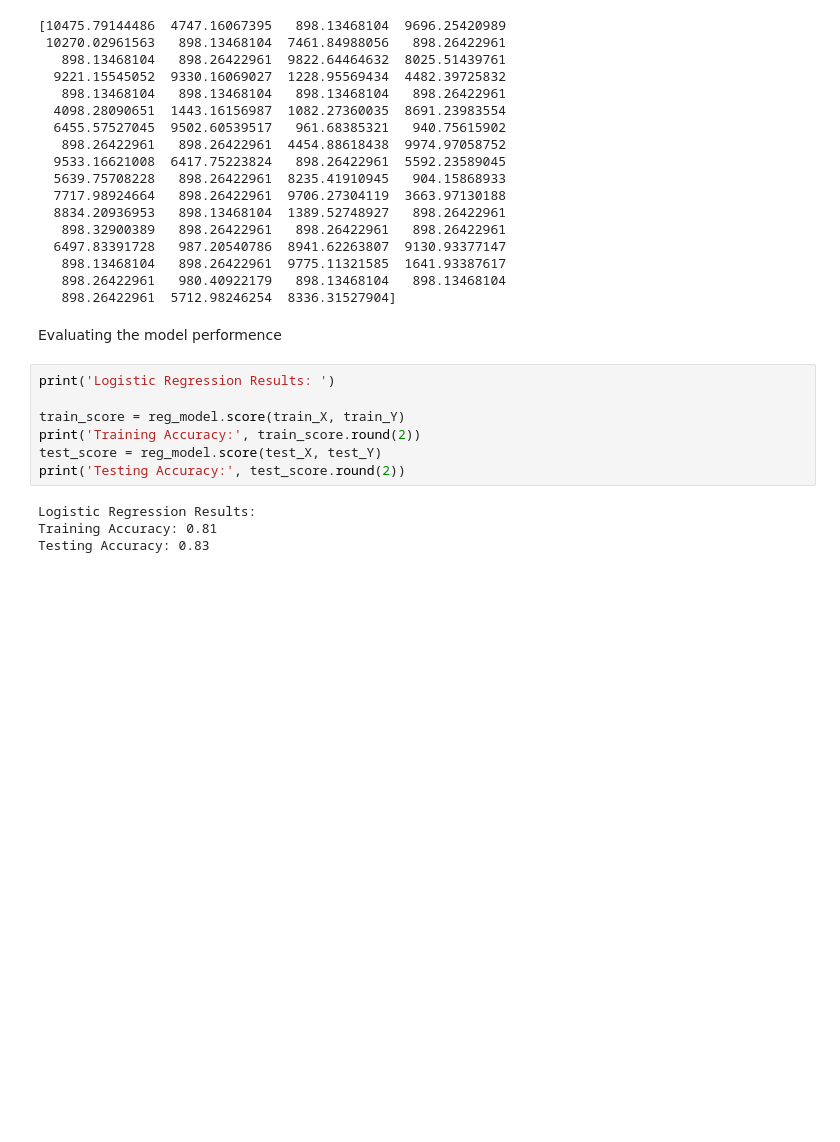
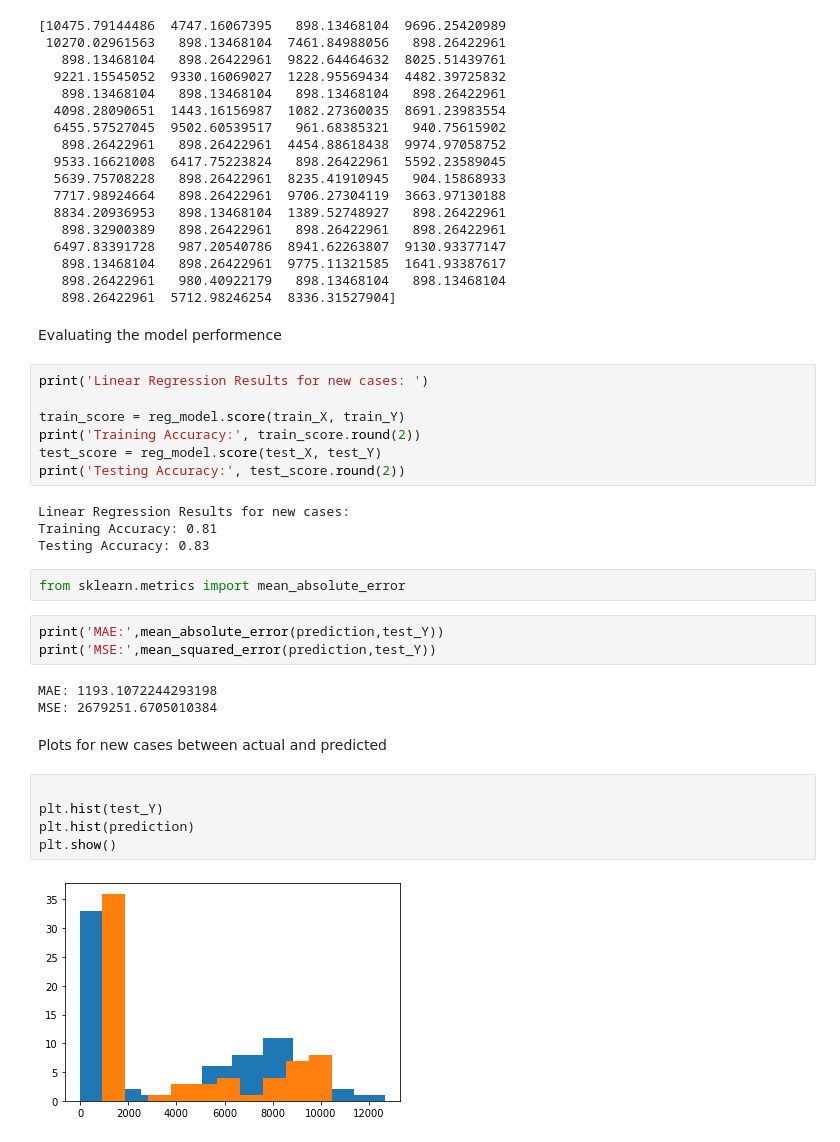
Before and after one commit to puneetdixit576/Covid_19_cases_analysis_in_Russia, a Jupyter notebook: Visulization_and_prediction_of_COVID19_cases_and_deaths_in_Russia.ipynb, the cells around one changed output. Saved outputs shown, nothing was run; the diff lists cells and outputs as text; blank space fills up the shorter version.

```diff
--- a/Visulization_and_prediction_of_COVID19_cases_and_deaths_in_Russia.ipynb
+++ b/Visulization_and_prediction_of_COVID19_cases_and_deaths_in_Russia.ipynb
@@ -214,13 +218,30 @@ print(prediction)
 # %% [markdown]
 Evaluating the model performence
 # %%
-print('Logistic Regression Results: ')
+print('Linear Regression Results for new cases: ')
 
 train_score = reg_model.score(train_X, train_Y)
 print('Training Accuracy:', train_score.round(2))
 test_score = reg_model.score(test_X, test_Y)
 print('Testing Accuracy:', test_score.round(2))
 # %% [output]
-Logistic Regression Results:
+Linear Regression Results for new cases:
 Training Accuracy: 0.81
 Testing Accuracy: 0.83
+# %%
+from sklearn.metrics import mean_absolute_error
+# %%
+print('MAE:',mean_absolute_error(prediction,test_Y))
+print('MSE:',mean_squared_error(prediction,test_Y))
+# %% [output]
+MAE: 1193.1072244293198
+MSE: 2679251.6705010384
+# %% [markdown]
+Plots for new cases between actual and predicted
+# %%
+
+plt.hist(test_Y)
+plt.hist(prediction)
+plt.show()
+# %% [output]
+[figure, added]
```
Also changed, not shown: parts of 27 cells of this notebook.
